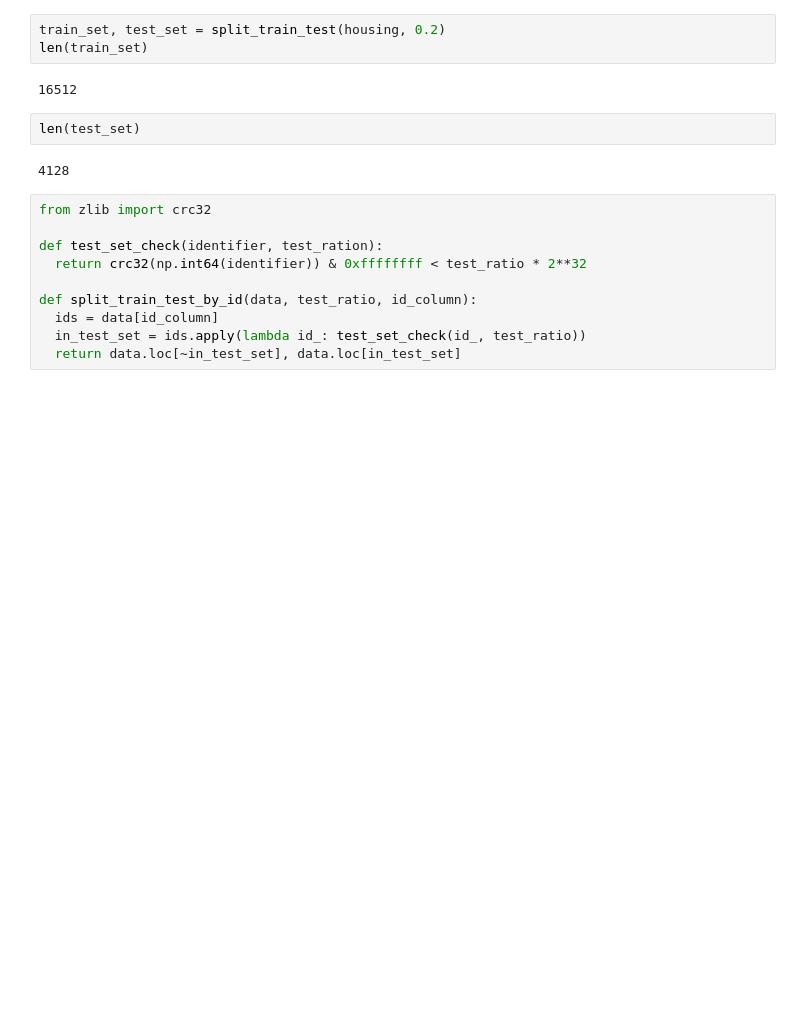
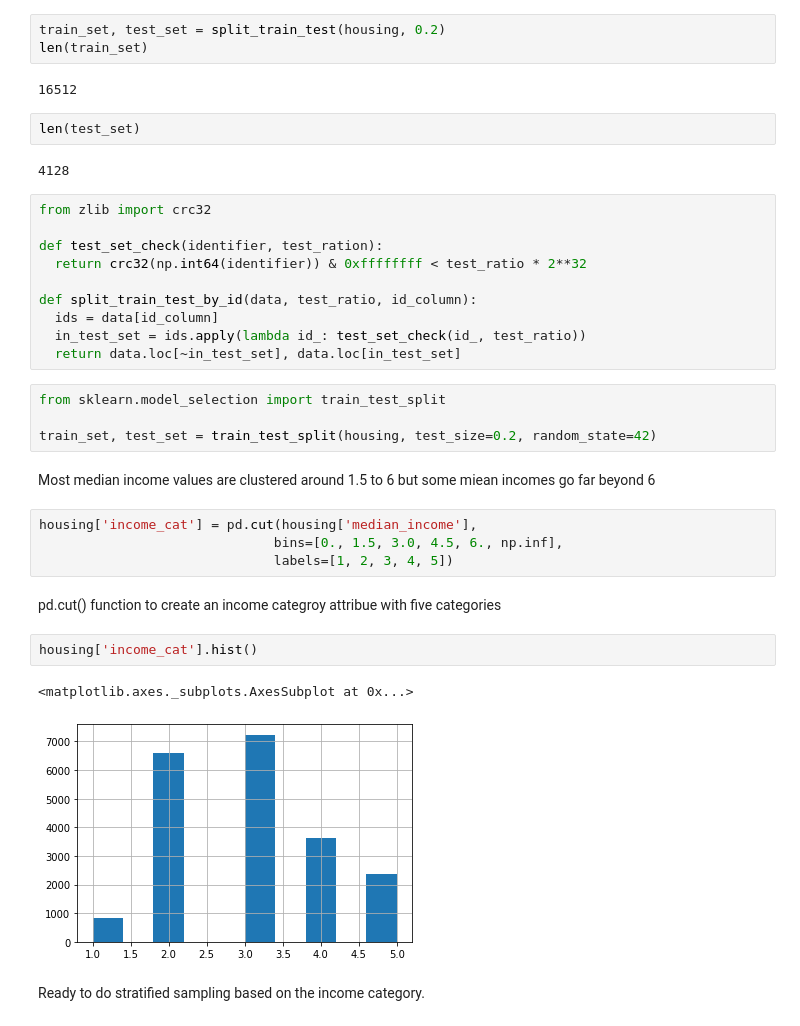
Before and after one commit to rcortezk9/housing, a Jupyter notebook: Housing.ipynb, the cells around one changed output. Saved outputs shown, nothing was run; the diff lists cells and outputs as text; blank space fills up the shorter version.

```diff
--- a/Housing.ipynb
+++ b/Housing.ipynb
@@ -117,3 +120,22 @@ def split_train_test_by_id(data, test_ratio, id_column):
   ids = data[id_column]
   in_test_set = ids.apply(lambda id_: test_set_check(id_, test_ratio))
   return data.loc[~in_test_set], data.loc[in_test_set]
+# %%
+from sklearn.model_selection import train_test_split
+
+train_set, test_set = train_test_split(housing, test_size=0.2, random_state=42)
+# %% [markdown]
+Most median income values are clustered around 1.5 to 6 but some miean incomes go far beyond 6
+# %%
+housing['income_cat'] = pd.cut(housing['median_income'],
+                              bins=[0., 1.5, 3.0, 4.5, 6., np.inf],
+                              labels=[1, 2, 3, 4, 5])
+# %% [markdown]
+pd.cut() function to create an income categroy attribue with five categories
+# %%
+housing['income_cat'].hist()
+# %% [output]
+<matplotlib.axes._subplots.AxesSubplot at 0x...>
+[figure, added]
+# %% [markdown]
+Ready to do stratified sampling based on the income category.
```
Also changed, not shown: parts of 42 cells of this notebook.
